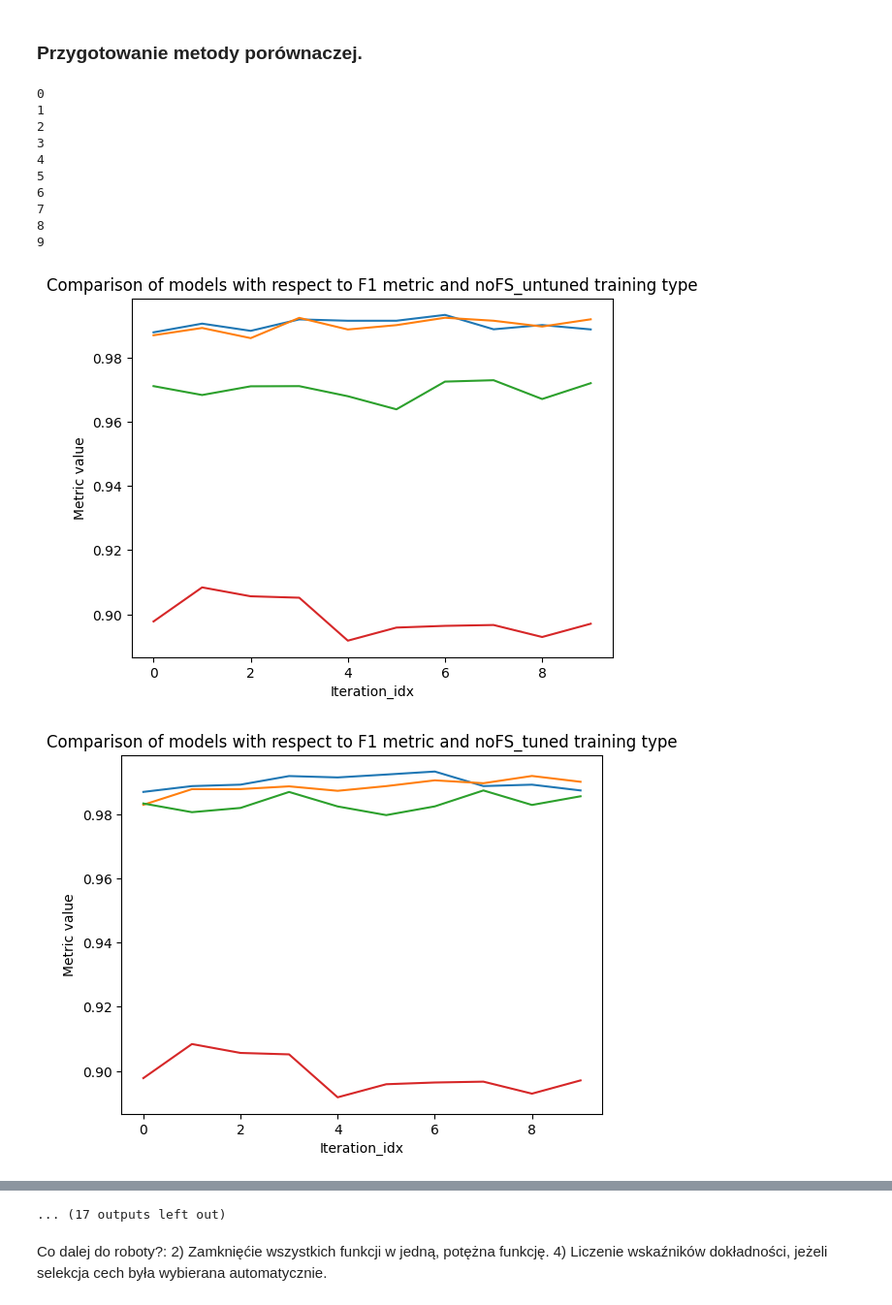
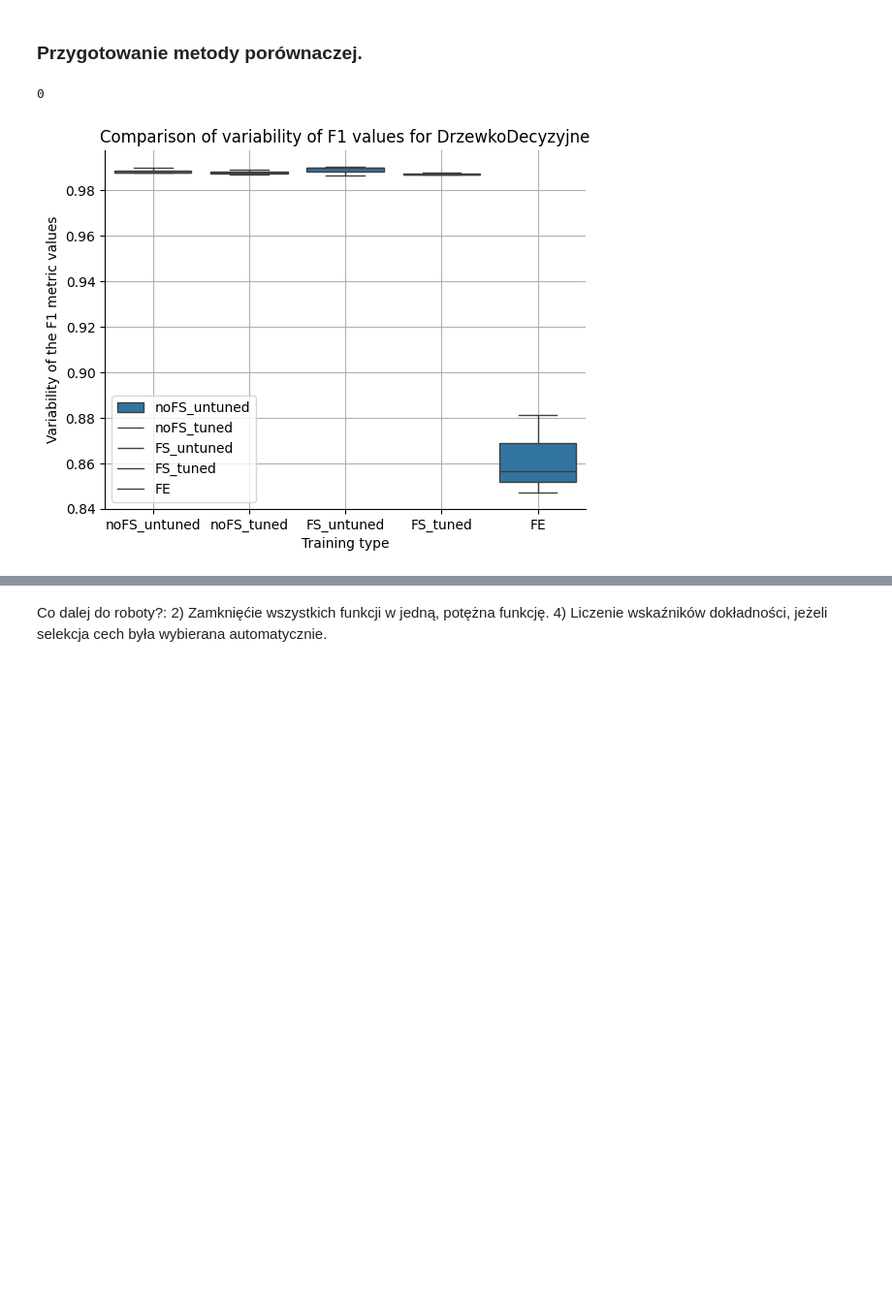
Before and after one commit to Pawel-Tomasz-Nowak/Scientific-collaboration, a Jupyter notebook: AnalizaEmisyjnosci.ipynb, the cells around one changed output, grey strips where cells are left out. Shown at 97% size. Saved outputs shown, nothing was run; the diff lists cells and outputs as text; code cells hidden in the pictures; blank space fills up the shorter version.

```diff
--- a/AnalizaEmisyjnosci.ipynb
+++ b/AnalizaEmisyjnosci.ipynb
@@ -126,8 +126,7 @@ class MultiOutputLinearRegression(MultiOutputRegressor):
 ### Podrasowany SequentialFeatureSelector z wewnętrznym mechanizmem OHE dla zmiennych kategorycznych.
 # %%
 class WrappedSequentialFeatureSelection(SFS):
-    def __init__(self,  unique_categories:list[np.ndarray[str]],
-                 cat_vars_idx:list[int], num_vars_idx:list[int],estimator,  **kwargs) -> None:
+    def __init__(self, cat_vars_idx:list[int], num_vars_idx:list[int],estimator,  **kwargs) -> None:
         """"
         Opis argumentów: \n
         ---------
@@ -139,14 +138,10 @@ class WrappedSequentialFeatureSelection(SFS):
         self.cat_vars_idx:list[int] = cat_vars_idx #Indeksy wszystkich zmiennych kategorycznych przyszłej ramki danych X.
         self.num_vars_idx:list[int] = num_vars_idx #Indeksy wszystkich zmiennych numerycznych przyszłej ramki danych X.
 
-        self.unique_categories = unique_categories
-        self.unique_categories_dict:dict[int, np.ndarray[int]] = {cat_var_idx: self.unique_categories[cat_var_idx] for cat_var_idx in cat_vars_idx}
-
 
 
     def fit(self, X:np.ndarray, y:np.ndarray):
         super().fit(X = X, y =y)
-
 
 
 
@@ -156,10 +151,8 @@ class WrappedSequentialFeatureSelection(SFS):
         self.noncat_candidates_idx:list[int] = np.setdiff1d(ar1 = self.candidates_idx, ar2 = self.cat_candidates_idx) #Tablica indeksów zmiennych numerycznych optymalnych.
 
 
-        self.unique_categories_cand:list[np.ndarray[int]] =  [self.unique_categories_dict[cat_var_idx] for cat_var_idx in self.cat_candidates_idx]
 
-
-        self.pre_predictive_transformer = ColumnTransformer(transformers = [("OHE", OneHotEncoder(categories = self.unique_categories_cand, sparse_output = False), self.cat_candidates_idx),
+        self.pre_predictive_transformer = ColumnTransformer(transformers = [("OHE", OneHotEncoder(sparse_output = False), self.cat_candidates_idx),
                                                                             ("Identity", FunctionTransformer(), self.noncat_candidates_idx)],
                                                                             remainder = "drop")
 
@@ -192,12 +185,10 @@ class WrappedSequentialFeatureSelection(SFS):
             cat_candidates_idx:np.ndarray[int] = np.intersect1d(ar1 = candidates, ar2 = self.cat_vars_idx) #Znajdż bezwzglęne indeksy zmiennych kategorycznych kandydatów.
             noCat_candidates_idx:np.ndarray[int] = np.setdiff1d(ar1 = candidates, ar2 = cat_candidates_idx)
 
-            unique_categories:list[np.ndarray[int]] = [self.unique_categories_dict[cat_var_idx] for cat_var_idx in cat_candidates_idx]
-
 
 
             #Kodowator OHE, który przekształca na gorąco zmienne kategoryczne, a pozostałych zmiennych nie narusza.
-            candidates_transformer = ColumnTransformer(transformers = [("OHE", OneHotEncoder(categories = unique_categories, sparse_output = False), cat_candidates_idx),
+            candidates_transformer = ColumnTransformer(transformers = [("OHE", OneHotEncoder(sparse_output = False), cat_candidates_idx),
                                                                        ("Identity", FunctionTransformer(), noCat_candidates_idx)],
                                                                          remainder = "drop")
 
@@ -222,13 +213,12 @@ class WrappedSequentialFeatureSelection(SFS):
 
 
     def predict(self, X:np.ndarray):
-
         #X to jest oryginalna ramka danych, która zawiera cechy wszystkie, w tym cechy optymalne.
         self.estimator.fit(X = self.X_train, y = self.y_train) #X_train to jest  treningowa ramka danych z optymalnymi predyktorami
 
 
         #Kodowator OHE, który przekształca na gorąco zmienne kategoryczne, a pozostałych zmiennych nie narusza.
-        candidates_transformer = ColumnTransformer(transformers = [("OHE", OneHotEncoder(categories = self.unique_categories_cand,sparse_output = False), self.cat_candidates_idx)
+        candidates_transformer = ColumnTransformer(transformers = [("OHE", OneHotEncoder(sparse_output = False), self.cat_candidates_idx)
                                                                    ,("Identity", FunctionTransformer(), self.noncat_candidates_idx)],
                                     remainder = "drop")
 
@@ -1070,10 +1052,10 @@ dtypes = { "Make": "string",
 # Define the dictionary of  ML models we will be training.
 Models = {
     "DrzewkoDecyzyjne": DecisionTreeClassifier(criterion="gini", splitter="best", min_samples_split=2),
-    "LasLosowy": RandomForestClassifier(n_estimators=15, criterion='gini'),
-    "KNN": KNeighborsClassifier(n_neighbors=5),
+   # "LasLosowy": RandomForestClassifier(n_estimators=15, criterion='gini'),
+   # "KNN": KNeighborsClassifier(n_neighbors=5),
    # "RegresjaLogistyczna": LogisticRegression(multi_class = "ovr", max_iter = 250      )
-   "RegresjaLiniowa":MultiOutputLinearRegression(LinearRegression())
+ #  "RegresjaLiniowa":MultiOutputLinearRegression(LinearRegression())
 }
 
 #For each ML model create it's corresponding parameter space.
@@ -1092,43 +1074,33 @@ Models_hipparams = {"DrzewkoDecyzyjne":{"criterion":['gini','entropy'],
                     #    "RegresjaLogistyczna": {
                       #  "max_iter":[250, 300]
                      #       "penalty":['l2'],
                       #        "solver":['liblinear','newton-cg',],
 
                      #   },
                      "RegresjaLiniowa":{},
                              }
 
 
 
 
 target_var: str = "CO2 Emissions(g/km)" #The target variable's name
 file_name:str = "CO2Emission.csv" #The filename
 
 
-n_splits:int = 10 # How many times we'll be learning each model.
-train_size:float = 0.7 #The size of training set
+n_splits:int = 3 # How many times we'll be learning each model.
+train_size:float = 0.8 #The size of training set
 test_size:float  = 1 - train_size #The size of testing set.
 
 
 WielkiEstymator = ModelsComparisom(Filename = file_name, target_var = target_var, dtypes = dtypes,
                                         Models = Models, Models_hipparams = Models_hipparams,
                                         n_splits = n_splits, train_size  = train_size, test_size = test_size,
                                         bins = [-float('inf'), 150, 250, float('inf')], show_plots = False
                                         )
 
 WielkiEstymator.descriptive_statistics()
 WielkiEstymator.train_models()
 WielkiEstymator.compare_models()
 # %% [output]
 0
-1
-2
-3
-4
-5
-6
-7
-8
-9
-[figure, old version]
+[figure, new version]
-[figure, removed]
@@ -1144,4 +1107,3 @@ WielkiEstymator.compare_models()
-... (17 outputs left out)
 # %%
 
 # Pytania badawcze przykładowe:
```
Also changed, not shown: parts of 2 cells of this notebook.
